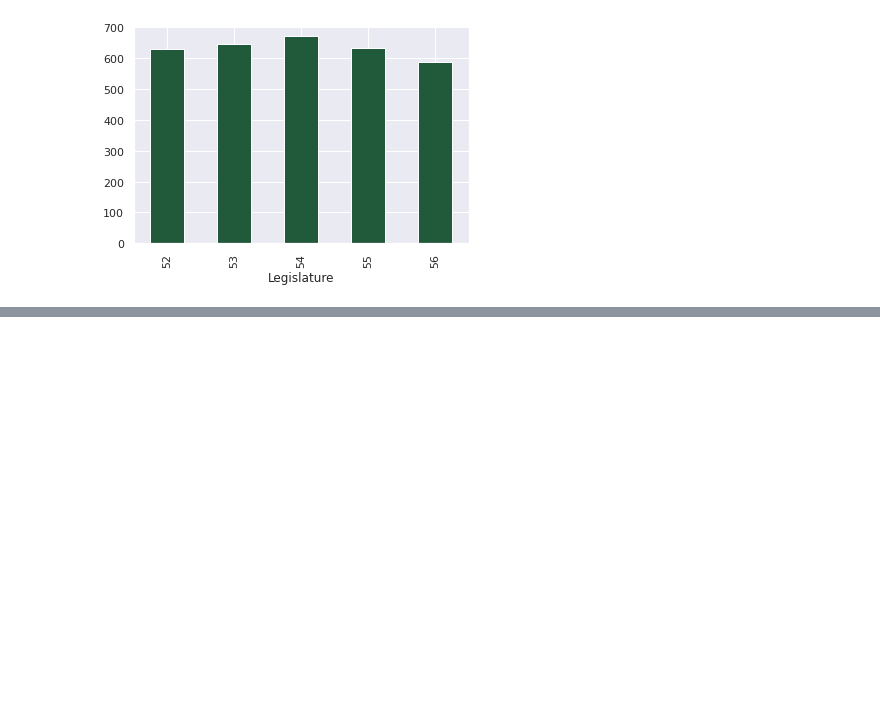
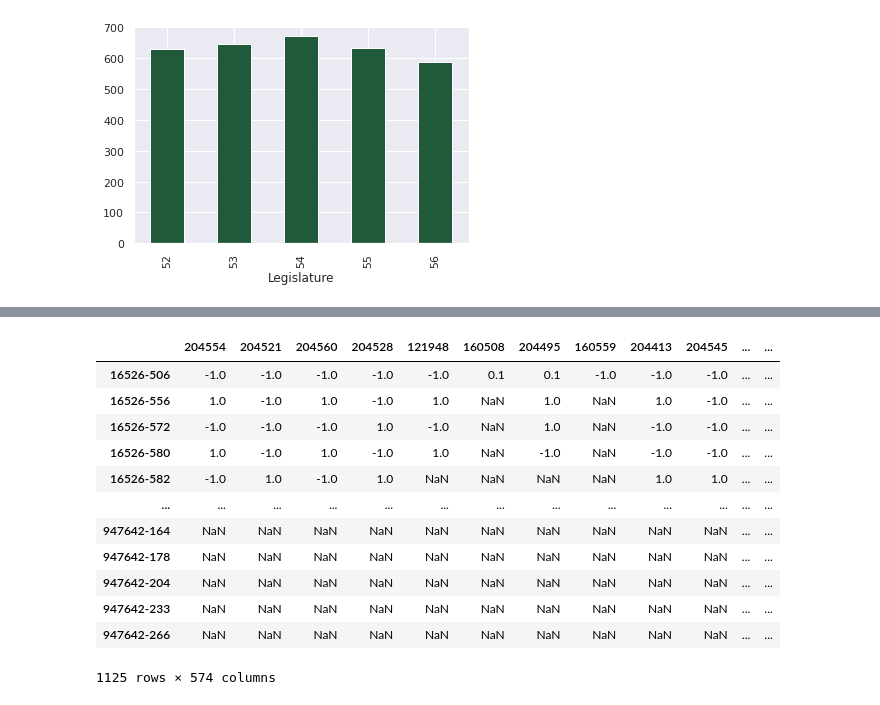
Before and after one commit to lucasmoschen/project-network-science, a Jupyter notebook: notebooks/network_construction.ipynb, the cells around one changed output, grey strips where cells are left out. Drawn from its saved outputs; the diff is of its cells as text; code cells hidden in the pictures; blank space fills up the shorter version.

Commit message:
add incidense matrix

```diff
--- a/notebooks/network_construction.ipynb
+++ b/notebooks/network_construction.ipynb
@@ -55,0 +61,33 @@ plt.show()
+# %%
+votings_deputies["voto"] = votings_deputies.voto.replace(vote_mapping)
+votes_info = pd.merge(left=votings_deputies, right=votings, left_on='idVotacao', right_on='id').drop(columns='id')
+
+for legislature in trange(52,57, position=1, desc='Legislature'):
+
+    votes = votes_info[votes_info.legislature==legislature]
+    unique_votes = votes.idVotacao.unique()
+    unique_deputies = votes.deputado_id.unique()
+
+    incidence_matrix = pd.DataFrame(index = unique_votes,
+                                    columns = unique_deputies)
+
+    for deputy in tqdm(unique_deputies, position=0,leave=True, desc='Deputies'):
+
+        filter_dep = votes[votes.deputado_id == deputy]
+        incidence_matrix.loc[filter_dep.idVotacao, deputy] = filter_dep.voto.values
+# %%
+incidence_matrix
+# %% [output]
+|  | 204554 | 204521 | 204560 | 204528 | 121948 | 160508 | 204495 | 160559 | 204413 | 204545 | ... | ... |
+| 16526-506 | -1.0 | -1.0 | -1.0 | -1.0 | -1.0 | 0.1 | 0.1 | -1.0 | -1.0 | -1.0 | ... | ... |
+| 16526-556 | 1.0 | -1.0 | 1.0 | -1.0 | 1.0 | NaN | 1.0 | NaN | 1.0 | -1.0 | ... | ... |
+| 16526-572 | -1.0 | -1.0 | -1.0 | 1.0 | -1.0 | NaN | 1.0 | NaN | -1.0 | -1.0 | ... | ... |
+| 16526-580 | 1.0 | -1.0 | 1.0 | -1.0 | 1.0 | NaN | -1.0 | NaN | -1.0 | -1.0 | ... | ... |
+| 16526-582 | -1.0 | 1.0 | -1.0 | 1.0 | NaN | NaN | NaN | NaN | 1.0 | 1.0 | ... | ... |
+| ... | ... | ... | ... | ... | ... | ... | ... | ... | ... | ... | ... | ... |
+| 947642-164 | NaN | NaN | NaN | NaN | NaN | NaN | NaN | NaN | NaN | NaN | ... | ... |
+| 947642-178 | NaN | NaN | NaN | NaN | NaN | NaN | NaN | NaN | NaN | NaN | ... | ... |
+| 947642-204 | NaN | NaN | NaN | NaN | NaN | NaN | NaN | NaN | NaN | NaN | ... | ... |
+| 947642-233 | NaN | NaN | NaN | NaN | NaN | NaN | NaN | NaN | NaN | NaN | ... | ... |
+| 947642-266 | NaN | NaN | NaN | NaN | NaN | NaN | NaN | NaN | NaN | NaN | ... | ... |
+1125 rows × 574 columns
```
Also changed, not shown: parts of 3 cells of this notebook, 1 other file.
